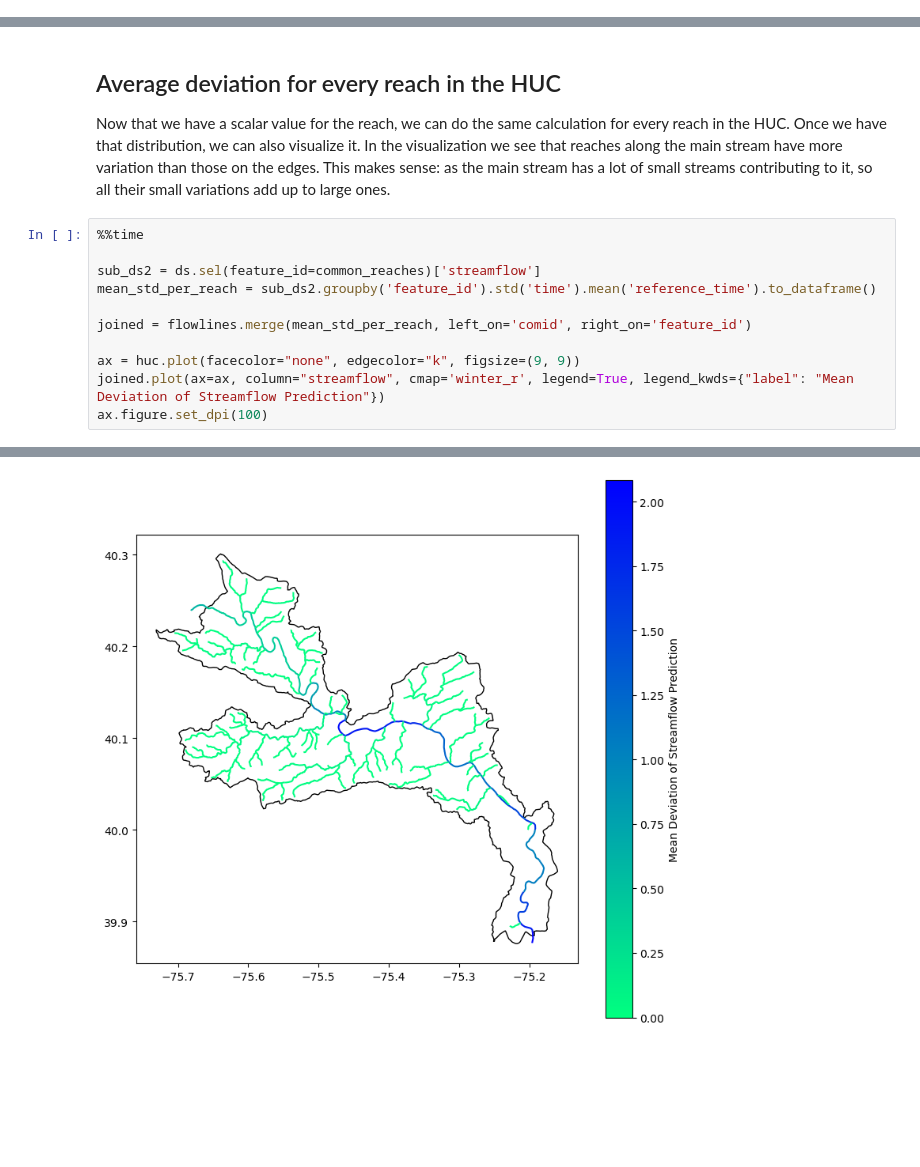
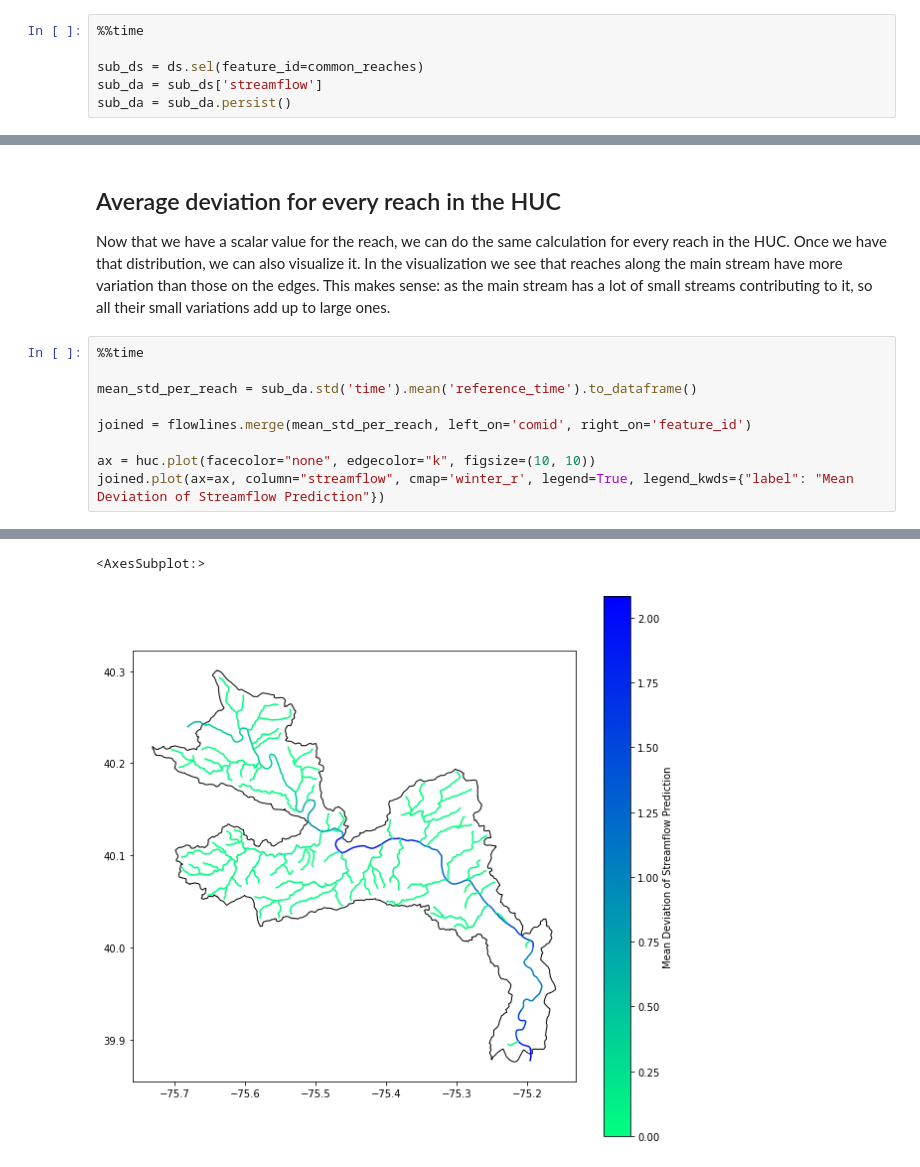
Before and after one commit to azavea/noaa-hydro-data, a Jupyter notebook: src/nwm-predictions/5_evaluating_nwm_streamflow_predictions_kerchunk.ipynb, the cells around one changed output, grey strips where cells are left out. Drawn from its saved outputs; the diff is of its cells as text; blank space fills up the shorter version.

```diff
--- a/src/nwm-predictions/5_evaluating_nwm_streamflow_predictions_kerchunk.ipynb
+++ b/src/nwm-predictions/5_evaluating_nwm_streamflow_predictions_kerchunk.ipynb
@@ -157,0 +159,6 @@ Wall time: 371 ms
+# %%
+%%time
+
+sub_ds = ds.sel(feature_id=common_reaches)
+sub_da = sub_ds['streamflow']
+sub_da = sub_da.persist()
@@ -244,12 +274,10 @@ Now that we have a scalar value for the reach, we can do the same calculation fo
 # %%
 %%time
 
-sub_ds2 = ds.sel(feature_id=common_reaches)['streamflow']
-mean_std_per_reach = sub_ds2.groupby('feature_id').std('time').mean('reference_time').to_dataframe()
+mean_std_per_reach = sub_da.std('time').mean('reference_time').to_dataframe()
 
 joined = flowlines.merge(mean_std_per_reach, left_on='comid', right_on='feature_id')
 
-ax = huc.plot(facecolor="none", edgecolor="k", figsize=(9, 9))
+ax = huc.plot(facecolor="none", edgecolor="k", figsize=(10, 10))
 joined.plot(ax=ax, column="streamflow", cmap='winter_r', legend=True, legend_kwds={"label": "Mean Deviation of Streamflow Prediction"})
-ax.figure.set_dpi(100)
 # %% [output]
@@ -258 +286,2 @@ Wall time: 3min 4s
+<AxesSubplot:>
-[figure, old version]
+[figure, new version]
```
Also changed, not shown: parts of 17 cells of this notebook, 5 other files.
